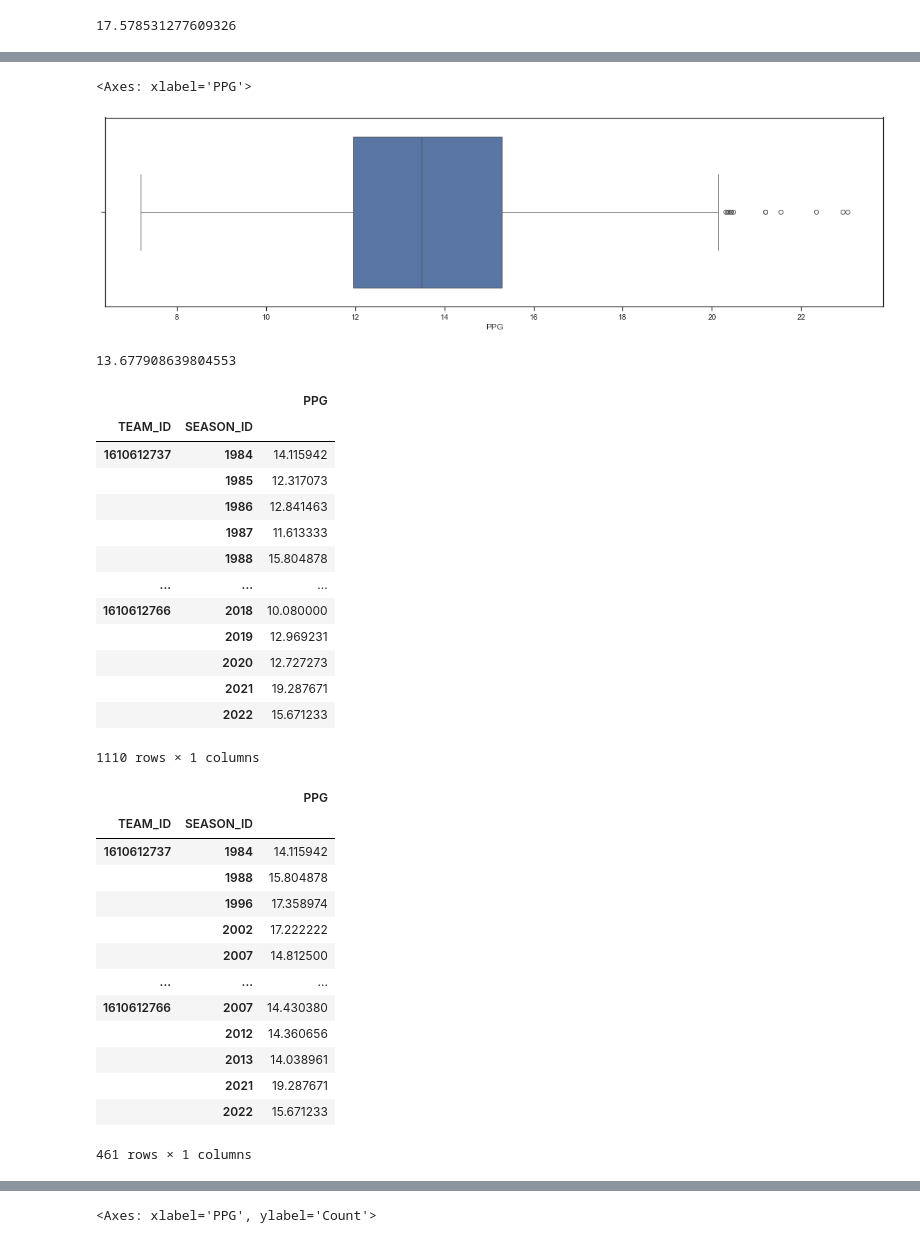
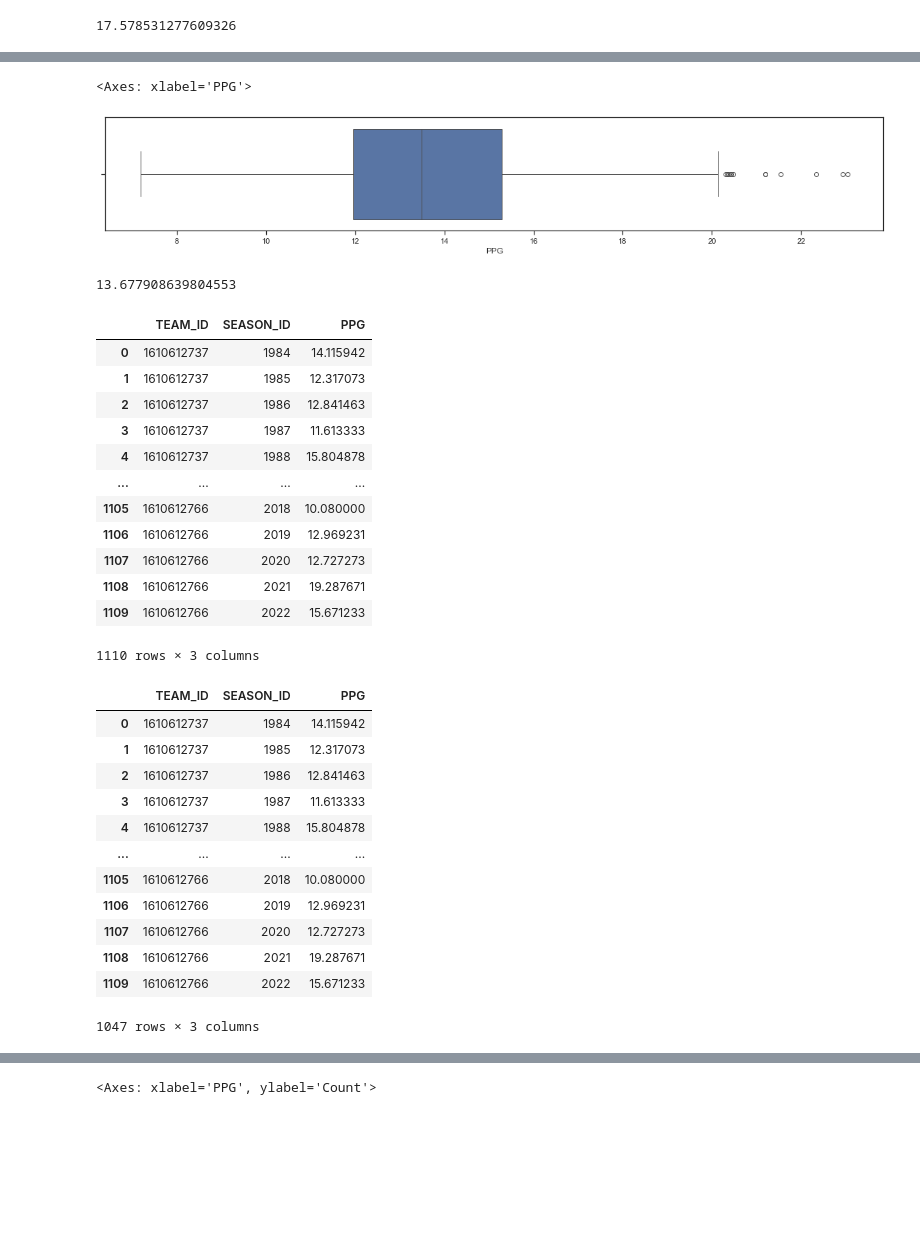
Before and after one commit to marcelcastrolima/nba_data_project, a Jupyter notebook: nba_csv.ipynb, the cells around one changed output, grey strips where cells are left out. Cells and saved outputs as stored; diff of their text form; code cells hidden in the pictures; blank space fills up the shorter version.

```diff
--- a/nba_csv.ipynb
+++ b/nba_csv.ipynb
@@ -469,2 +484,2 @@ rosters_players_top3['PPG'].mean()
 # %%
-rosters_players_top3_min = rosters_players_top3[['TEAM_ID', 'SEASON_ID', 'PPG']].groupby(by=['TEAM_ID', 'SEASON_ID']).min()
+rosters_players_top3_min = rosters_players_top3[['TEAM_ID', 'SEASON_ID', 'PPG']].groupby(by=['TEAM_ID', 'SEASON_ID']).min().reset_index()
@@ -471,9 +488,9 @@ rosters_players_top3_min = rosters_players_top3[['TEAM_ID', 'SEASON_ID', 'PPG']]
 # %%
-plt.figure(figsize=[20,5])
+plt.figure(figsize=[20,3])
 sns.boxplot(x=rosters_players_top3_min['PPG'])
 # %% [output]
 <Axes: xlabel='PPG'>
-[figure, old version]
+[figure, new version]
 # %%
 rosters_players_top3_min['PPG'].mean()
 # %% [output]
@@ -481,35 +498,33 @@ rosters_players_top3_min['PPG'].mean()
 # %%
 rosters_players_top3_min
 # %% [output]
-|  |  | PPG |
-| TEAM_ID | SEASON_ID |  |
-| 1610612737 | 1984 | 14.115942 |
-|  | 1985 | 12.317073 |
-|  | 1986 | 12.841463 |
-|  | 1987 | 11.613333 |
-|  | 1988 | 15.804878 |
-| ... | ... | ... |
-| 1610612766 | 2018 | 10.080000 |
-|  | 2019 | 12.969231 |
-|  | 2020 | 12.727273 |
-|  | 2021 | 19.287671 |
-|  | 2022 | 15.671233 |
+|  | TEAM_ID | SEASON_ID | PPG |
+| 0 | 1610612737 | 1984 | 14.115942 |
+| 1 | 1610612737 | 1985 | 12.317073 |
+| 2 | 1610612737 | 1986 | 12.841463 |
+| 3 | 1610612737 | 1987 | 11.613333 |
+| 4 | 1610612737 | 1988 | 15.804878 |
+| ... | ... | ... | ... |
+| 1105 | 1610612766 | 2018 | 10.080000 |
+| 1106 | 1610612766 | 2019 | 12.969231 |
+| 1107 | 1610612766 | 2020 | 12.727273 |
+| 1108 | 1610612766 | 2021 | 19.287671 |
+| 1109 | 1610612766 | 2022 | 15.671233 |
-1110 rows × 1 columns
+1110 rows × 3 columns
 # %%
-rosters_players_top3_min[rosters_players_top3_min['PPG'] >= 14]
+rosters_players_top3_min[rosters_players_top3_min['PPG'] >= top3_value]
 # %% [output]
-|  |  | PPG |
-| TEAM_ID | SEASON_ID |  |
-| 1610612737 | 1984 | 14.115942 |
-|  | 1988 | 15.804878 |
-|  | 1996 | 17.358974 |
-|  | 2002 | 17.222222 |
-|  | 2007 | 14.812500 |
-| ... | ... | ... |
-| 1610612766 | 2007 | 14.430380 |
-|  | 2012 | 14.360656 |
-|  | 2013 | 14.038961 |
-|  | 2021 | 19.287671 |
-|  | 2022 | 15.671233 |
+|  | TEAM_ID | SEASON_ID | PPG |
+| 0 | 1610612737 | 1984 | 14.115942 |
+| 1 | 1610612737 | 1985 | 12.317073 |
+| 2 | 1610612737 | 1986 | 12.841463 |
+| 3 | 1610612737 | 1987 | 11.613333 |
+| 4 | 1610612737 | 1988 | 15.804878 |
+| ... | ... | ... | ... |
+| 1105 | 1610612766 | 2018 | 10.080000 |
+| 1106 | 1610612766 | 2019 | 12.969231 |
+| 1107 | 1610612766 | 2020 | 12.727273 |
+| 1108 | 1610612766 | 2021 | 19.287671 |
+| 1109 | 1610612766 | 2022 | 15.671233 |
-461 rows × 1 columns
+1047 rows × 3 columns
 # %%
```
Also changed, not shown: parts of 38 cells of this notebook.
